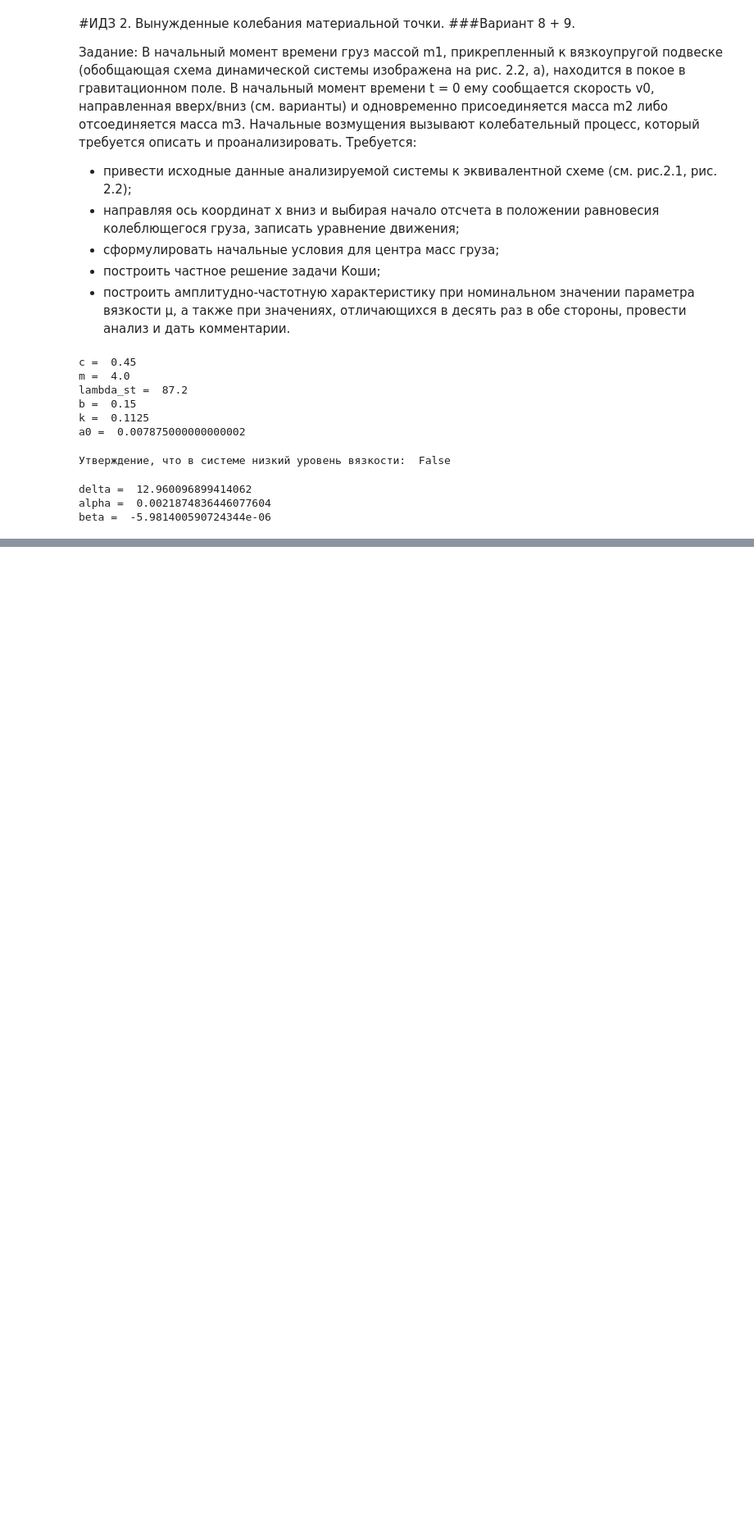
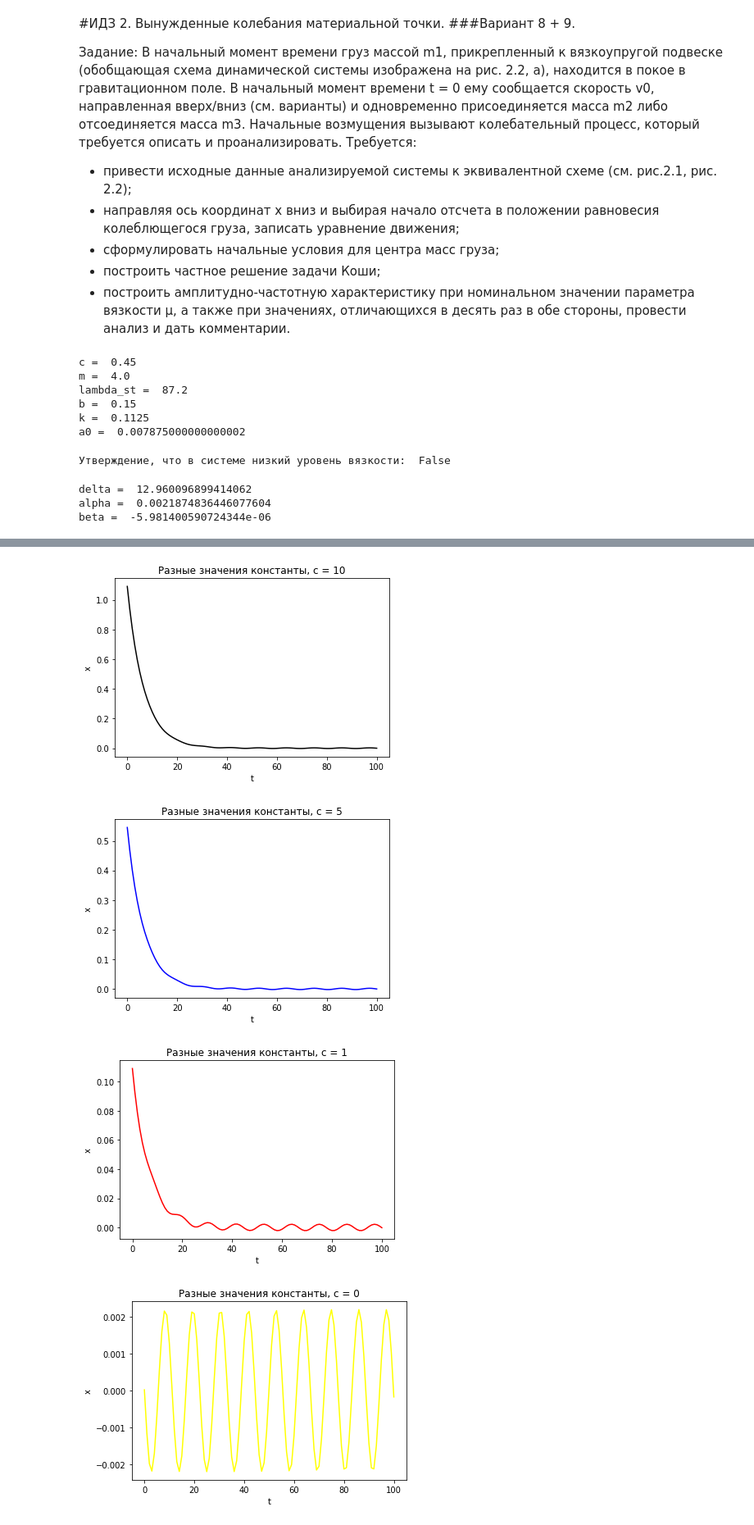
Before and after one commit to Viktory4121/Math_modeling, a Jupyter notebook: ИДЗ2.ipynb, the cells around one changed output, grey strips where cells are left out. Shown at 82% size. Cells and saved outputs as stored; diff of their text form; code cells hidden in the pictures; blank space fills up the shorter version.

```diff
--- a/ИДЗ2.ipynb
+++ b/ИДЗ2.ipynb
@@ -114,0 +117,17 @@ plt.plot(t, x_test, color = "red")
+# %%
+
+fig, ax = plt.subplots()
+ax.set_title(title)
+ax.set_xlabel('t')
+ax.set_ylabel('x')
+ax.plot(tt, x_, color = new_color)
+
+function(t, omega, 0.01, 0.01, 10, "black", "Разные значения константы, с = 10")
+function(t, omega, 0.01, 0.01, 5, "blue", "Разные значения константы, с = 5")
+function(t, omega, 0.01, 0.01, 1, "red", "Разные значения константы, с = 1")
+function(t, omega, 0.01, 0.01, 0, "yellow", "Разные значения константы, с = 0")
+# %% [output]
+[figure, added]
+[figure, added]
+[figure, added]
+[figure, added]
```
Also changed, not shown: parts of 6 cells of this notebook.
